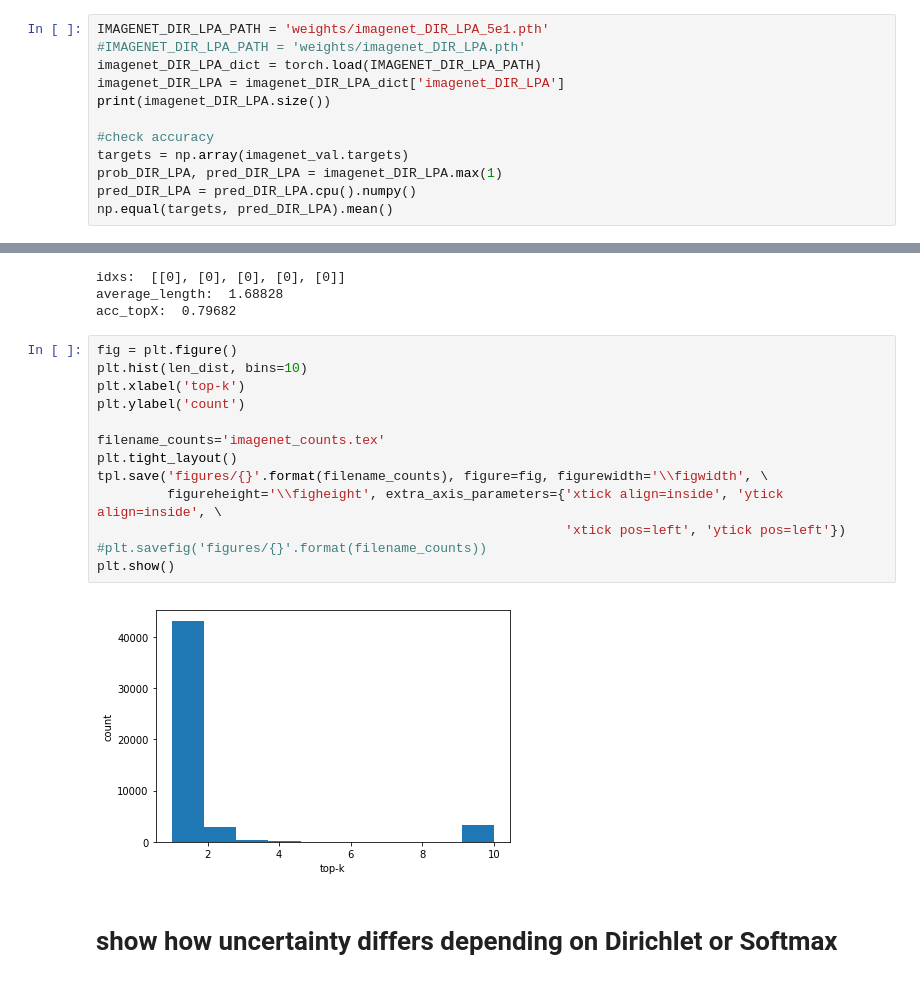
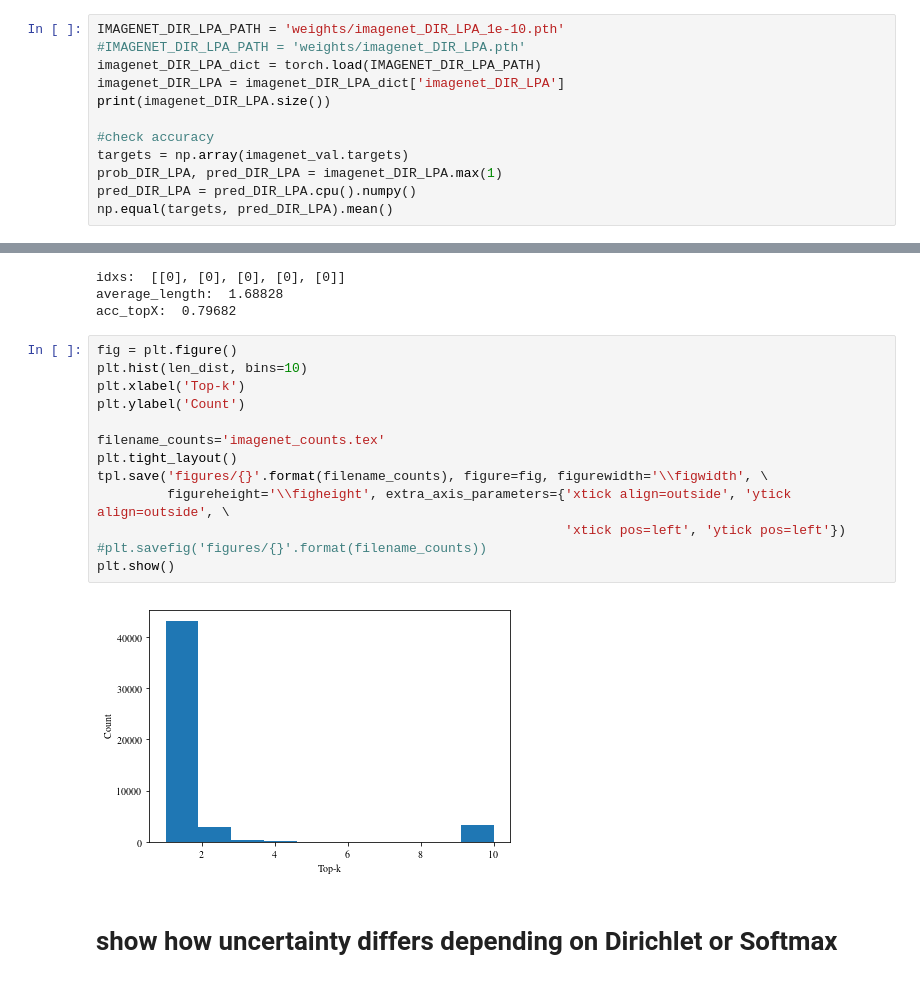
Before and after one commit to ross-Hr/master2020, a Jupyter notebook: 2019-10-Laplace_Bridge/exp/Experiment3_ImageNet_DenseNet.ipynb, the cells around one changed output, grey strips where cells are left out. Saved outputs shown, nothing was run; the diff lists cells and outputs as text.

Commit message:
refined figures

```diff
--- a/2019-10-Laplace_Bridge/exp/Experiment3_ImageNet_DenseNet.ipynb
+++ b/2019-10-Laplace_Bridge/exp/Experiment3_ImageNet_DenseNet.ipynb
@@ -911,7 +910,7 @@ IMAGENET_DIR_LPA_PATH = 'weights/imagenet_DIR_LPA_5e0.pth'
 torch.save(imagenet_DIR_LPA_dict, IMAGENET_DIR_LPA_PATH)
 #"""
 # %%
-IMAGENET_DIR_LPA_PATH = 'weights/imagenet_DIR_LPA_5e1.pth'
+IMAGENET_DIR_LPA_PATH = 'weights/imagenet_DIR_LPA_1e-10.pth'
 #IMAGENET_DIR_LPA_PATH = 'weights/imagenet_DIR_LPA.pth'
 imagenet_DIR_LPA_dict = torch.load(IMAGENET_DIR_LPA_PATH)
 imagenet_DIR_LPA = imagenet_DIR_LPA_dict['imagenet_DIR_LPA']
@@ -1030,18 +1029,18 @@ acc_topX:  0.79682
 # %%
 fig = plt.figure()
 plt.hist(len_dist, bins=10)
-plt.xlabel('top-k')
-plt.ylabel('count')
+plt.xlabel('Top-k')
+plt.ylabel('Count')
 
 filename_counts='imagenet_counts.tex'
 plt.tight_layout()
 tpl.save('figures/{}'.format(filename_counts), figure=fig, figurewidth='\\figwidth', \
-         figureheight='\\figheight', extra_axis_parameters={'xtick align=inside', 'ytick align=inside', \
+         figureheight='\\figheight', extra_axis_parameters={'xtick align=outside', 'ytick align=outside', \
                                                             'xtick pos=left', 'ytick pos=left'})
 #plt.savefig('figures/{}'.format(filename_counts))
 plt.show()
 # %% [output]
-[figure, old version]
+[figure, new version]
 # %% [markdown]
 # show how uncertainty differs depending on Dirichlet or Softmax
 # %%
```
Also changed, not shown: parts of 6 cells of this notebook, 3 other files.
